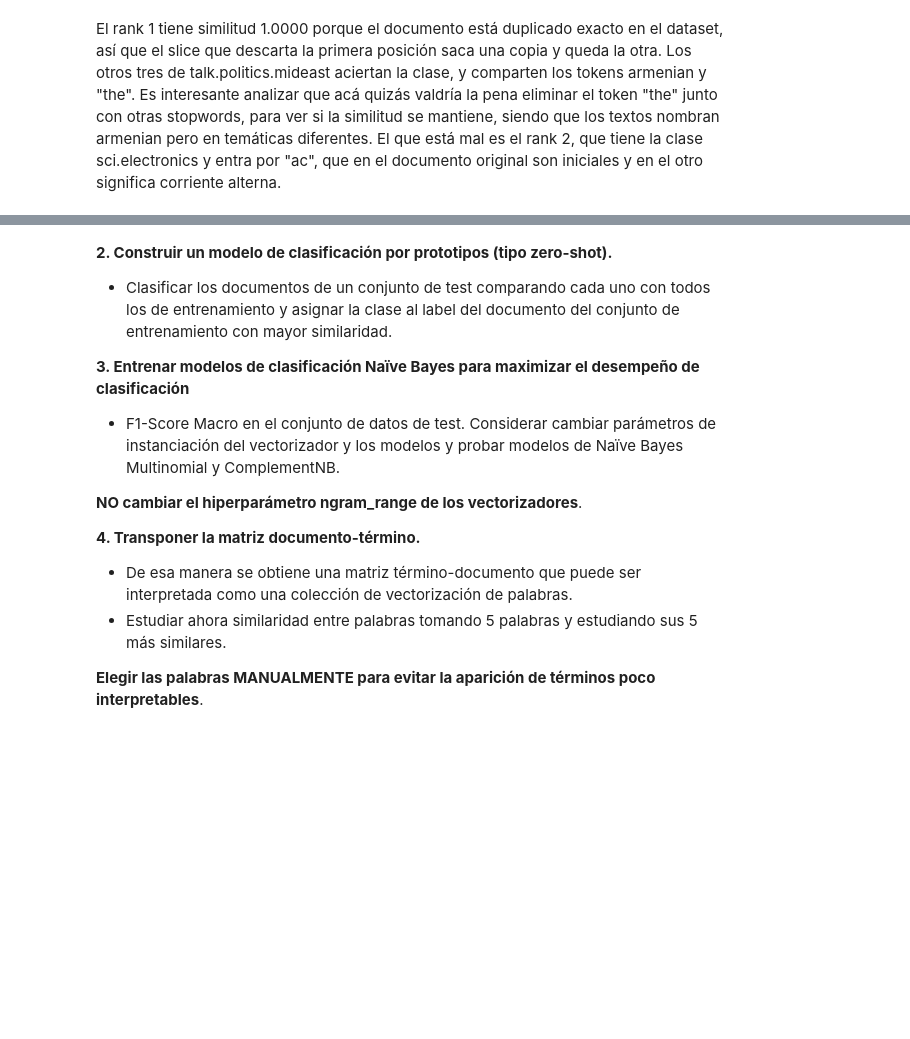
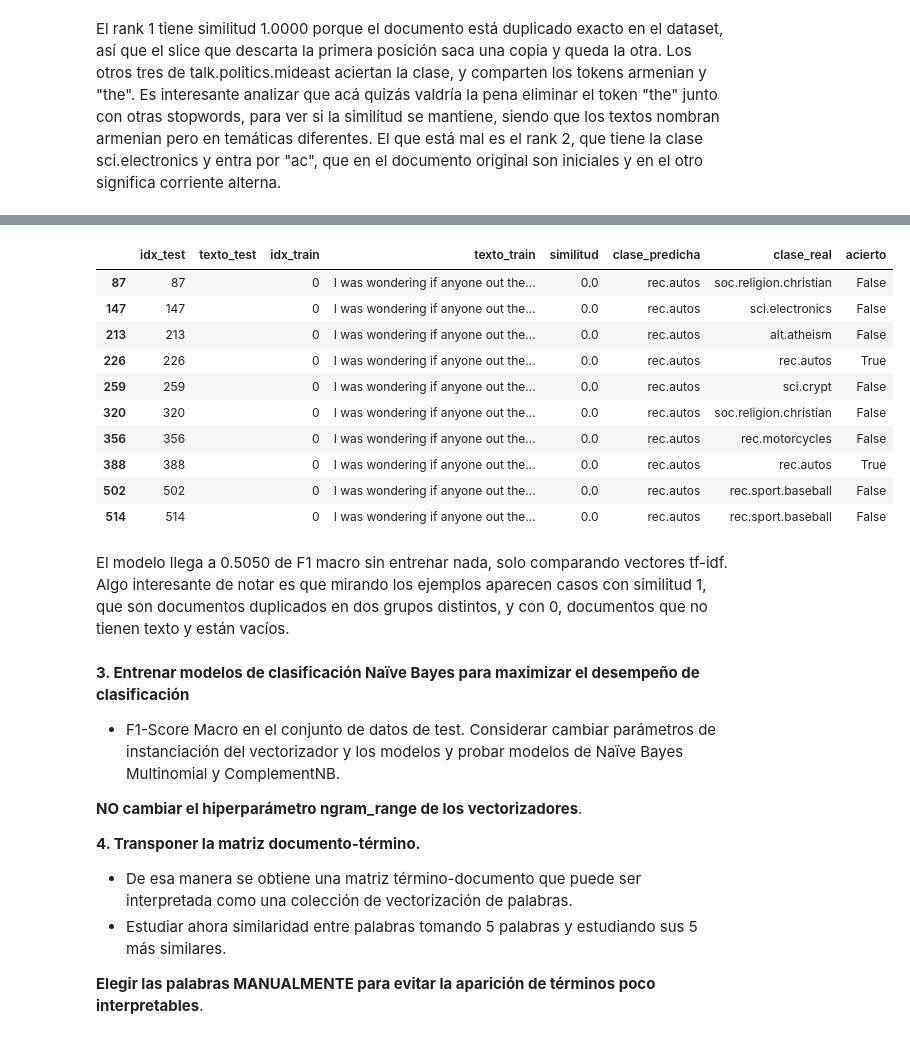
Before and after one commit to francomor/ceia-trabajos, a Jupyter notebook: procesamiento_lenguaje_natural/Desafio_1.ipynb, the cells around one changed output, grey strips where cells are left out. Saved outputs shown, nothing was run; the diff lists cells and outputs as text; code cells hidden in the pictures; blank space fills up the shorter version.

```diff
--- a/procesamiento_lenguaje_natural/Desafio_1.ipynb
+++ b/procesamiento_lenguaje_natural/Desafio_1.ipynb
@@ -332,7 +386,21 @@ El rank 1 tiene similitud 1.0000 porque el documento está duplicado exacto en e
+# %%
+# Los que tienen mas baja similitud
+comparacion.nsmallest(10, "similitud")
+# %% [output]
+|  | idx_test | texto_test | idx_train | texto_train | similitud | clase_predicha | clase_real | acierto |
+| 87 | 87 |  | 0 | I was wondering if anyone out the... | 0.0 | rec.autos | soc.religion.christian | False |
+| 147 | 147 |  | 0 | I was wondering if anyone out the... | 0.0 | rec.autos | sci.electronics | False |
+| 213 | 213 |  | 0 | I was wondering if anyone out the... | 0.0 | rec.autos | alt.atheism | False |
+| 226 | 226 |  | 0 | I was wondering if anyone out the... | 0.0 | rec.autos | rec.autos | True |
+| 259 | 259 |  | 0 | I was wondering if anyone out the... | 0.0 | rec.autos | sci.crypt | False |
+| 320 | 320 |  | 0 | I was wondering if anyone out the... | 0.0 | rec.autos | soc.religion.christian | False |
+| 356 | 356 |  | 0 | I was wondering if anyone out the... | 0.0 | rec.autos | rec.motorcycles | False |
+| 388 | 388 |  | 0 | I was wondering if anyone out the... | 0.0 | rec.autos | rec.autos | True |
+| 502 | 502 |  | 0 | I was wondering if anyone out the... | 0.0 | rec.autos | rec.sport.baseball | False |
+| 514 | 514 |  | 0 | I was wondering if anyone out the... | 0.0 | rec.autos | rec.sport.baseball | False |
+# %% [markdown]
+El modelo llega a 0.5050 de F1 macro sin entrenar nada, solo comparando vectores tf-idf. Algo interesante de notar es que mirando los ejemplos aparecen casos con similitud 1, que son documentos duplicados en dos grupos distintos, y con 0, documentos que no tienen texto y están vacíos.
 # %% [markdown]
-**2. Construir un modelo de clasificación por prototipos (tipo zero-shot).**
-* Clasificar los documentos de un conjunto de test comparando cada uno con todos los de entrenamiento y asignar la clase al label del documento del conjunto de entrenamiento con mayor similaridad.
-
 **3. Entrenar modelos de clasificación Naïve Bayes para maximizar el desempeño de clasificación**
 
 * F1-Score Macro en el conjunto de datos de test. Considerar cambiar parámetros
```
Also changed, not shown: parts of 4 cells of this notebook.
